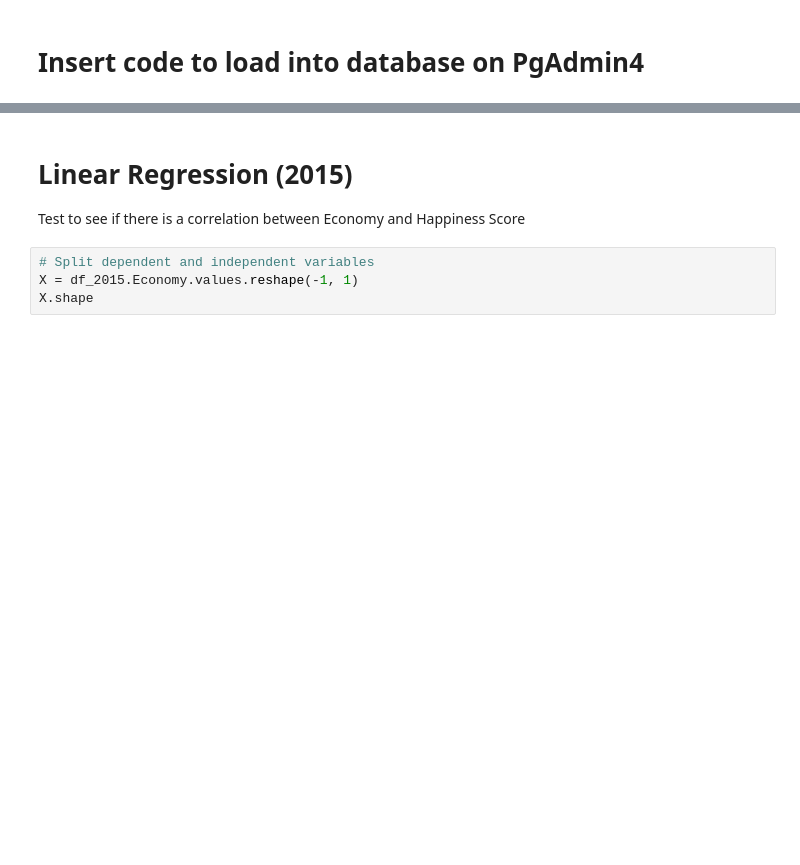
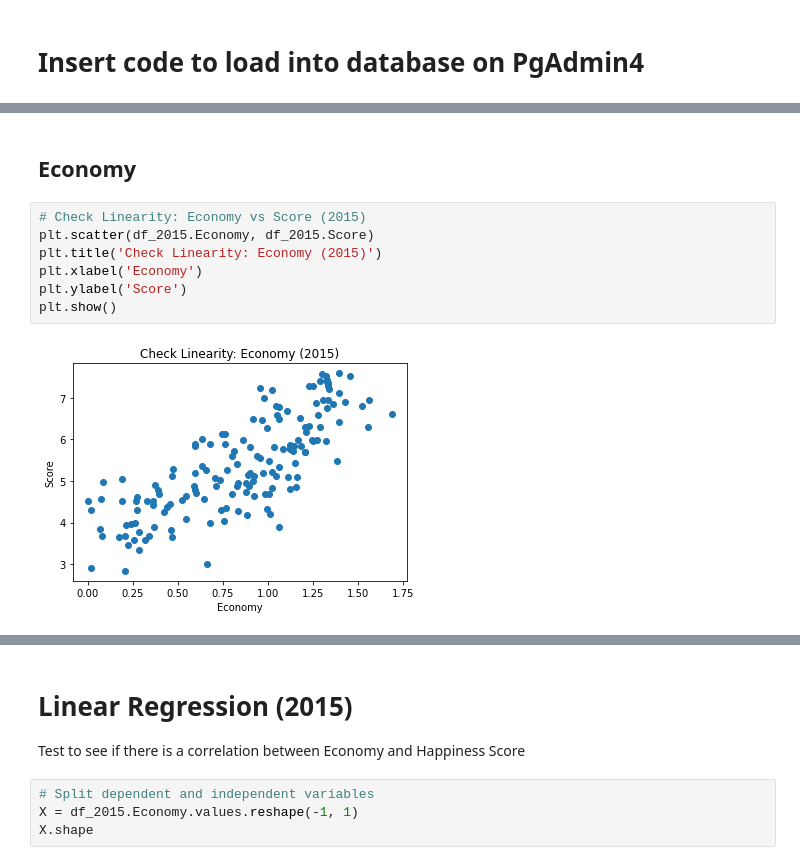
Before and after one commit to vyu821/world-happiness-analysis, a Jupyter notebook: happiness_machine_learning_model.ipynb, the cells around one changed output, grey strips where cells are left out. Saved outputs shown, nothing was run; the diff lists cells and outputs as text; blank space fills up the shorter version.

Commit message:
Checking for linearity for all factors and years

```diff
--- a/happiness_machine_learning_model.ipynb
+++ b/happiness_machine_learning_model.ipynb
@@ -214,0 +170,11 @@ plt.show()
+# %% [markdown]
+## Economy
+# %%
+# Check Linearity: Economy vs Score (2015)
+plt.scatter(df_2015.Economy, df_2015.Score)
+plt.title('Check Linearity: Economy (2015)')
+plt.xlabel('Economy')
+plt.ylabel('Score')
+plt.show()
+# %% [output]
+[figure, added]
```
Also changed, not shown: parts of 73 cells of this notebook.
